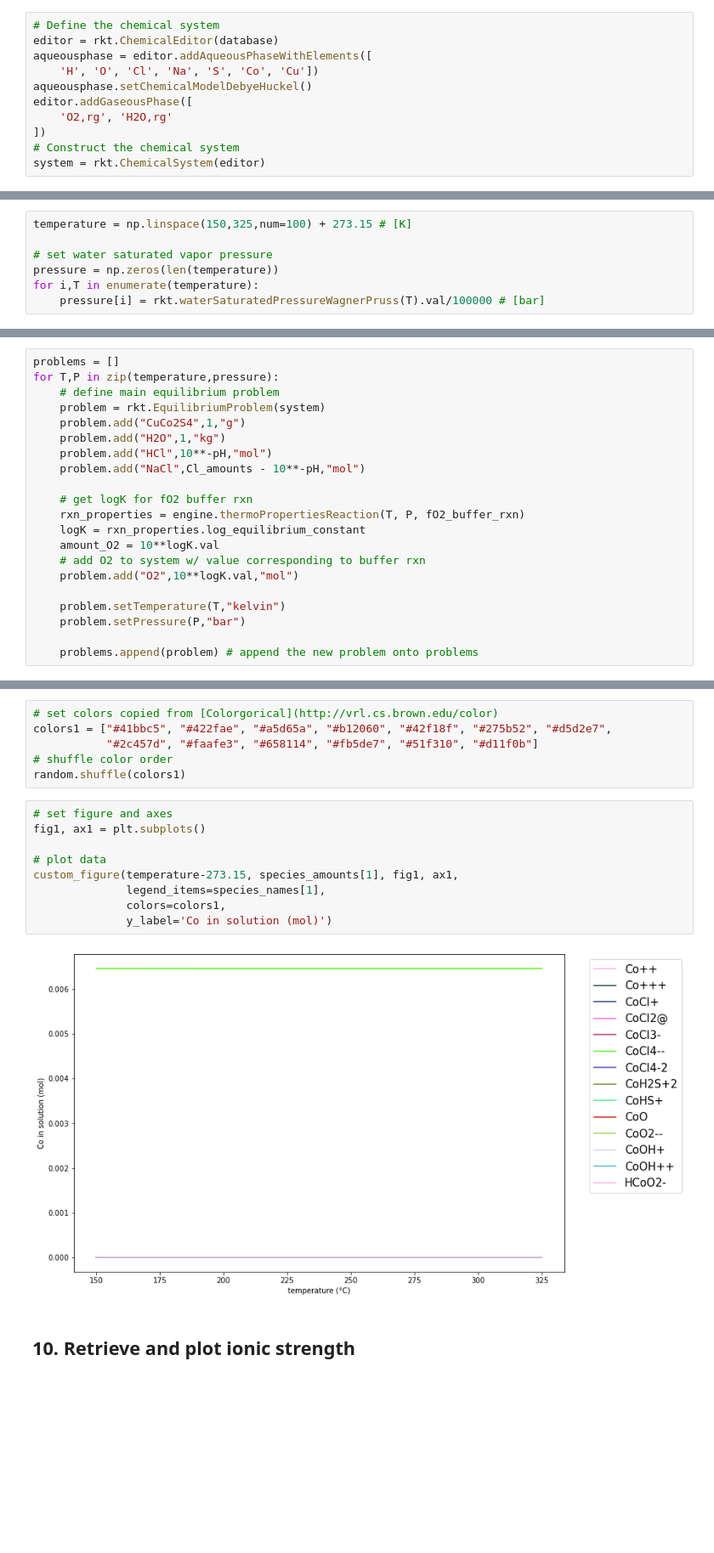
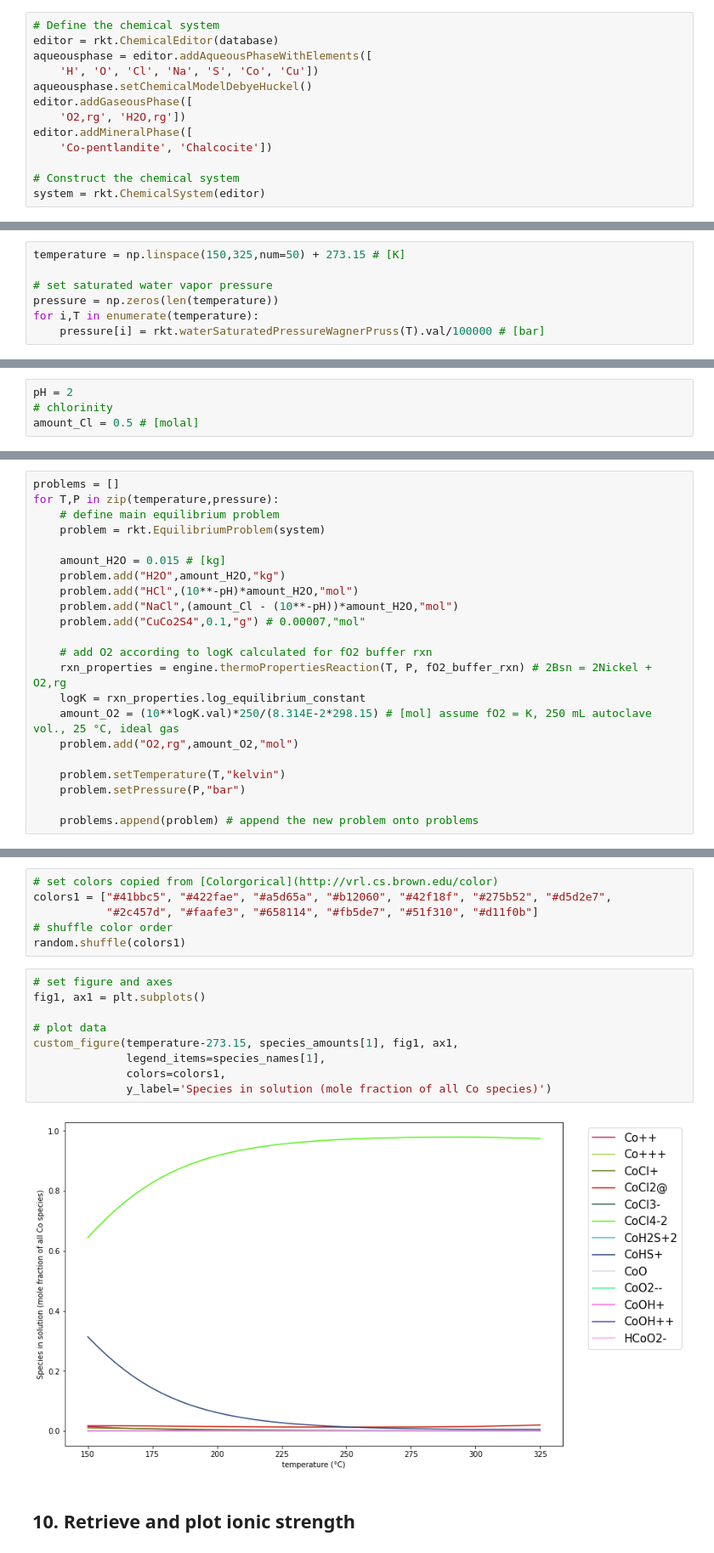
Before and after one commit to cardinalgeo/hydrothermal-geochemistry-modeling, a Jupyter notebook: Co-Cu_speciation_var_T_w_fO2_buffer_v1.ipynb, the cells around one changed output, grey strips where cells are left out. Shown: that part at 85% size. Saved outputs shown, nothing was run; the diff lists cells and outputs as text; blank space fills up the shorter version.

```diff
--- a/Co-Cu_speciation_var_T_w_fO2_buffer_v1.ipynb
+++ b/Co-Cu_speciation_var_T_w_fO2_buffer_v1.ipynb
@@ -35,8 +28,10 @@ aqueousphase = editor.addAqueousPhaseWithElements([
     'H', 'O', 'Cl', 'Na', 'S', 'Co', 'Cu'])
 aqueousphase.setChemicalModelDebyeHuckel()
 editor.addGaseousPhase([
-    'O2,rg', 'H2O,rg'
-])
+    'O2,rg', 'H2O,rg'])
+editor.addMineralPhase([
+    'Co-pentlandite', 'Chalcocite'])
+
 # Construct the chemical system
 system = rkt.ChemicalSystem(editor)
 # %% [markdown]
@@ -58,9 +53,9 @@ fO2_buffer_rxn = "2Bsn = 2Nickel + O2,rg"
 # %% [markdown]
 ## 4. Set temperature and pressure conditions
 # %%
-temperature = np.linspace(150,325,num=100) + 273.15 # [K]
+temperature = np.linspace(150,325,num=50) + 273.15 # [K]
 
-# set water saturated vapor pressure
+# set saturated water vapor pressure
 pressure = np.zeros(len(temperature))
 for i,T in enumerate(temperature):
     pressure[i] = rkt.waterSaturatedPressureWagnerPruss(T).val/100000 # [bar]
@@ -73,3 +64,7 @@ Cl_amounts = 1 # [mol*kg^-1]
+# %%
+pH = 2
+# chlorinity
+amount_Cl = 0.5 # [molal]
 # %% [markdown]
 ## 6. Define the equilibrium problem
 # %%
@@ -77,17 +72,18 @@ problems = []
 for T,P in zip(temperature,pressure):
     # define main equilibrium problem
     problem = rkt.EquilibriumProblem(system)
-    problem.add("CuCo2S4",1,"g")
-    problem.add("H2O",1,"kg")
-    problem.add("HCl",10**-pH,"mol")
-    problem.add("NaCl",Cl_amounts - 10**-pH,"mol")
 
-    # get logK for fO2 buffer rxn
-    rxn_properties = engine.thermoPropertiesReaction(T, P, fO2_buffer_rxn)
+    amount_H2O = 0.015 # [kg]
+    problem.add("H2O",amount_H2O,"kg")
+    problem.add("HCl",(10**-pH)*amount_H2O,"mol")
+    problem.add("NaCl",(amount_Cl - (10**-pH))*amount_H2O,"mol")
+    problem.add("CuCo2S4",0.1,"g") # 0.00007,"mol"
+
+    # add O2 according to logK calculated for fO2 buffer rxn
+    rxn_properties = engine.thermoPropertiesReaction(T, P, fO2_buffer_rxn) # 2Bsn = 2Nickel + O2,rg
     logK = rxn_properties.log_equilibrium_constant
-    amount_O2 = 10**logK.val
-    # add O2 to system w/ value corresponding to buffer rxn
-    problem.add("O2",10**logK.val,"mol")
+    amount_O2 = (10**logK.val)*250/(8.314E-2*298.15) # [mol] assume fO2 = K, 250 mL autoclave vol., 25 °C, ideal gas
+    problem.add("O2,rg",amount_O2,"mol")
 
     problem.setTemperature(T,"kelvin")
     problem.setPressure(P,"bar")
@@ -211,14 +222,14 @@ random.shuffle(colors1)
 # %%
 # set figure and axes
 fig1, ax1 = plt.subplots()
 
 # plot data
 custom_figure(temperature-273.15, species_amounts[1], fig1, ax1,
               legend_items=species_names[1],
               colors=colors1,
-              y_label='Co in solution (mol)')
+              y_label='Species in solution (mole fraction of all Co species)')
 # %% [output]
-[figure, old version]
+[figure, new version]
 # %% [markdown]
 ## 10. Retrieve and plot ionic strength
 # %%
```
Also changed, not shown: parts of 14 cells of this notebook.
